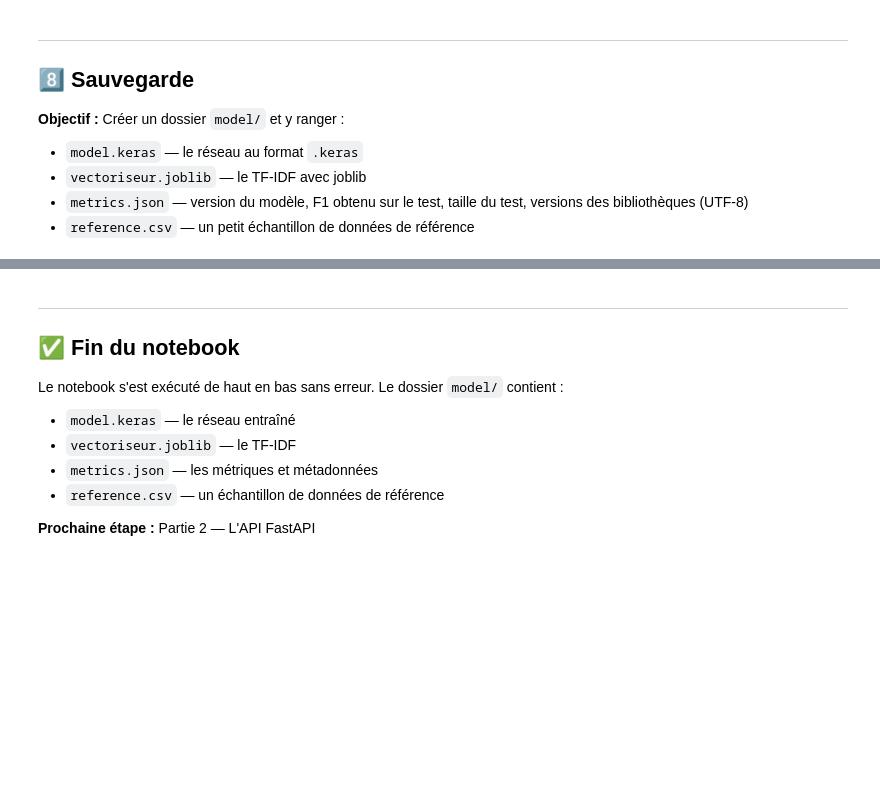
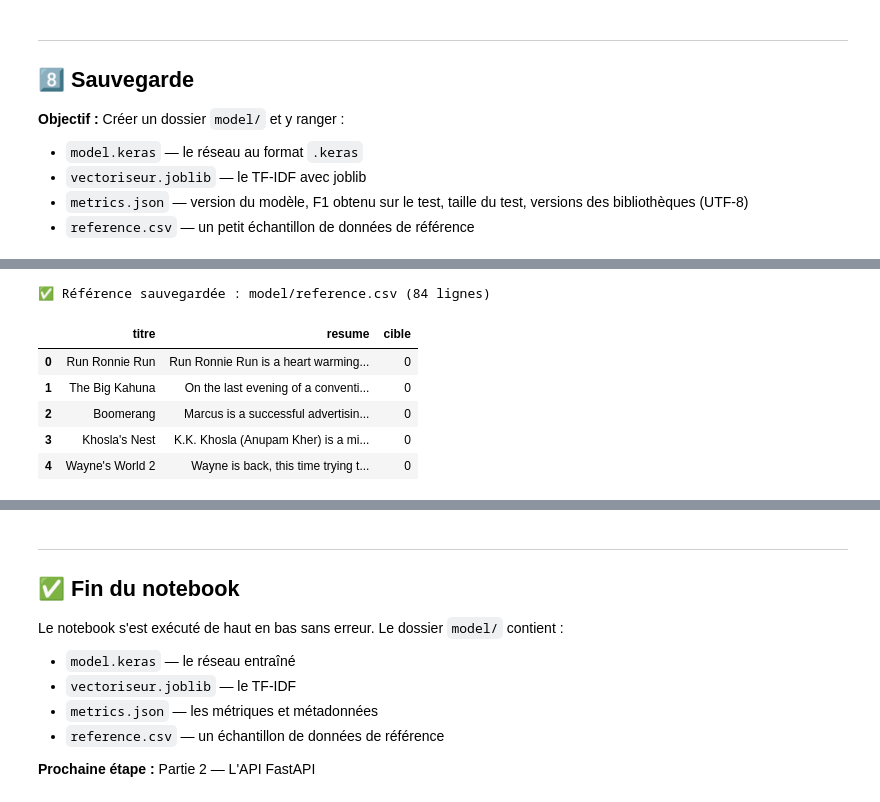
Before and after one commit to TheRealRPI/simplon-DeepLearning_Create_Optimize_PushToProd, a Jupyter notebook: notebooks/model_creation_optimisation.ipynb, the cells around one changed output, grey strips where cells are left out. Saved outputs shown, nothing was run; the diff lists cells and outputs as text; code cells hidden in the pictures; blank space fills up the shorter version.

```diff
--- a/notebooks/model_creation_optimisation.ipynb
+++ b/notebooks/model_creation_optimisation.ipynb
@@ -50,6 +50,7 @@ import numpy as np
 # ─── Optuna : recherche d'hyperparamètres (partie 6) ──────────────────────
 import optuna
 import pandas as pd
+import sklearn
 
 # ─── TensorFlow / Keras : deep learning ───────────────────────────────────
 import tensorflow as tf
@@ -70,6 +71,12 @@ SEED = 42
 np.random.seed(SEED)
 tf.random.set_seed(SEED)
 
+# Paramètres d'entraînement — source unique de vérité pour tout le notebook
+EPOCHS = 100  # budget max d'époques ; l'early stopping coupe avant si besoin
+BATCH_SIZE = 32
+VALIDATION_SPLIT = 0.12  # part du train réservée à la validation
+PATIENCE = 10  # early stopping : époques sans amélioration avant arrêt
+
 # Vérification du GPU
 print(f"TensorFlow version : {tf.__version__}")
 print(f"GPU disponible : {len(tf.config.list_physical_devices('GPU')) > 0}")
@@ -818,0 +1073,13 @@ print(f"✅ Vectoriseur sauvegardé : {MODEL_DIR / 'vectoriseur.joblib'}")
+# %%
+# Quantification du modèle pour la production (optimisation bonus)
+# Principe : TFLite convertit le réseau en format allégé, et la quantification
+# dynamique stocke les poids en int8 (1 octet) au lieu de float32 (4 octets)
+# → fichier ~4× plus petit, précision quasi identique.
+convertisseur = tf.lite.TFLiteConverter.from_keras_model(modele_final)
+convertisseur.optimizations = [tf.lite.Optimize.DEFAULT]  # quantification dynamique
+modele_quantifie = convertisseur.convert()
+
+chemin_tflite = MODEL_DIR / "model.tflite"
+with open(chemin_tflite, "wb") as f:
+    f.write(modele_quantifie)
+print(f"✅ Modèle quantifié sauvegardé : {chemin_tflite}")
@@ -860,18 +1215,47 @@ print(json.dumps(metrics, indent=2, ensure_ascii=False))
 # %%
 # Création d'un échantillon de référence (10 exemples par classe)
+# NB : X_test / X_prod ont été écrasés par les matrices TF-IDF à l'étape 3.
+# On retrouve les textes bruts via les index des labels (y_test, y_prod),
+# qui pointent toujours vers les lignes d'origine du DataFrame.
+titres_reference = pd.concat(
+    [
+        df.loc[y_test.index, "titre"],
+        df.loc[y_prod.index, "titre"],
+    ]
+).reset_index(drop=True)
+
+textes_reference = pd.concat(
+    [
+        df.loc[y_test.index, colonne_texte],
+        df.loc[y_prod.index, colonne_texte],
+    ]
+).reset_index(drop=True)
+
+labels_reference = pd.concat([y_test, y_prod]).reset_index(drop=True)
+
+# Mêmes noms de colonnes que le CSV initial : titre, resume, cible
 reference = pd.DataFrame(
     {
-        colonne_texte: pd.concat([X_test, X_prod]).reset_index(drop=True),
-        "label": pd.concat([y_test, y_prod]).reset_index(drop=True),
+        "titre": titres_reference,
+        colonne_texte: textes_reference,
+        colonne_label: labels_reference,
     }
 )
 
-# 10 exemples par classe
-reference_sample = reference.groupby("label").head(10).reset_index(drop=True)
+# 42 exemples par classe
+reference_sample = reference.groupby(colonne_label).sample(42).reset_index(drop=True)
 
 reference_sample.to_csv(MODEL_DIR / "reference.csv", index=False, encoding="utf-8")
 print(f"✅ Référence sauvegardée : {MODEL_DIR / 'reference.csv'} ({len(reference_sample)} lignes)")
 reference_sample.head()
+# %% [output]
+✅ Référence sauvegardée : model/reference.csv (84 lignes)
+|  | titre | resume | cible |
+| 0 | Run Ronnie Run | Run Ronnie Run is a heart warming... | 0 |
+| 1 | The Big Kahuna | On the last evening of a conventi... | 0 |
+| 2 | Boomerang | Marcus is a successful advertisin... | 0 |
+| 3 | Khosla's Nest | K.K. Khosla (Anupam Kher) is a mi... | 0 |
+| 4 | Wayne's World 2 | Wayne is back, this time trying t... | 0 |
 # %%
 # Vérification finale du dossier model/
 print("Contenu du dossier model/ :")
```
Also changed, not shown: parts of 32 cells of this notebook, 7 other files.
